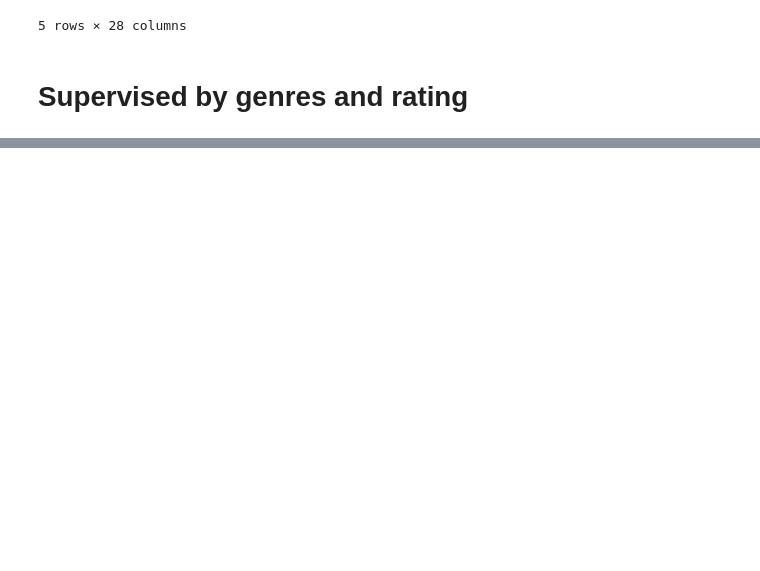
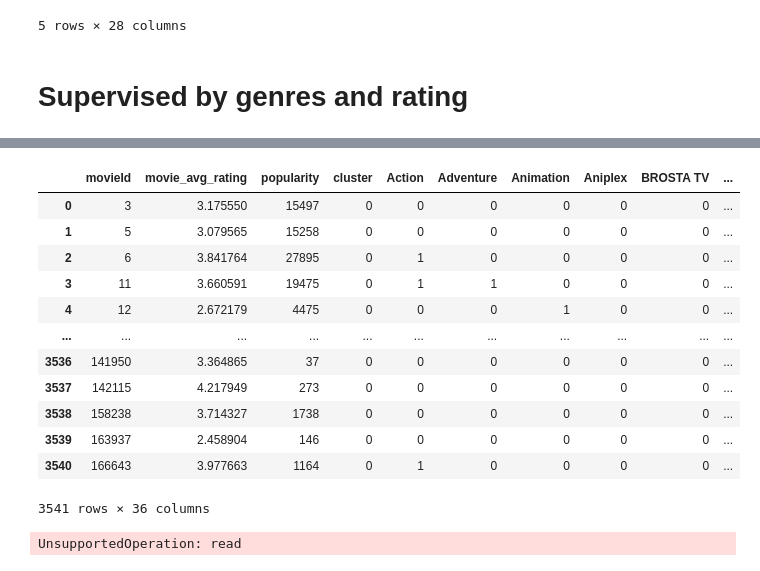
Before and after one commit to castares/movie-recommender, a Jupyter notebook: tests_dataset_analysis.ipynb, the cells around one changed output, grey strips where cells are left out. Saved outputs shown, nothing was run; the diff lists cells and outputs as text; code cells hidden in the pictures; blank space fills up the shorter version.

```diff
--- a/tests_dataset_analysis.ipynb
+++ b/tests_dataset_analysis.ipynb
@@ -513,0 +518,22 @@ user
+# %%
+df
+# %% [output]
+|  | movieId | movie_avg_rating | popularity | cluster | Action | Adventure | Animation | Aniplex | BROSTA TV | ... |
+| 0 | 3 | 3.175550 | 15497 | 0 | 0 | 0 | 0 | 0 | 0 | ... |
+| 1 | 5 | 3.079565 | 15258 | 0 | 0 | 0 | 0 | 0 | 0 | ... |
+| 2 | 6 | 3.841764 | 27895 | 0 | 1 | 0 | 0 | 0 | 0 | ... |
+| 3 | 11 | 3.660591 | 19475 | 0 | 1 | 1 | 0 | 0 | 0 | ... |
+| 4 | 12 | 2.672179 | 4475 | 0 | 0 | 0 | 1 | 0 | 0 | ... |
+| ... | ... | ... | ... | ... | ... | ... | ... | ... | ... | ... |
+| 3536 | 141950 | 3.364865 | 37 | 0 | 0 | 0 | 0 | 0 | 0 | ... |
+| 3537 | 142115 | 4.217949 | 273 | 0 | 0 | 0 | 0 | 0 | 0 | ... |
+| 3538 | 158238 | 3.714327 | 1738 | 0 | 0 | 0 | 0 | 0 | 0 | ... |
+| 3539 | 163937 | 2.458904 | 146 | 0 | 0 | 0 | 0 | 0 | 0 | ... |
+| 3540 | 166643 | 3.977663 | 1164 | 0 | 1 | 0 | 0 | 0 | 0 | ... |
+3541 rows × 36 columns
+# %%
+from joblib import dump, load
+with open("output/gdrpickle_file.joblib", "wb") as gdrpickle:
+    load(gdrpickle)
+# %% [output]
+UnsupportedOperation: read
```
Also changed, not shown: parts of 11 cells of this notebook, 3 other files.
